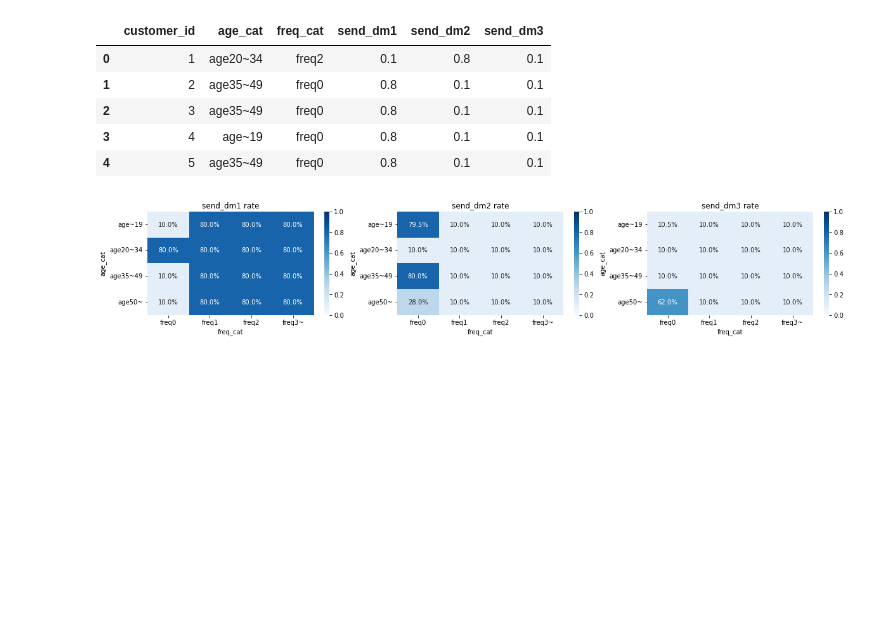
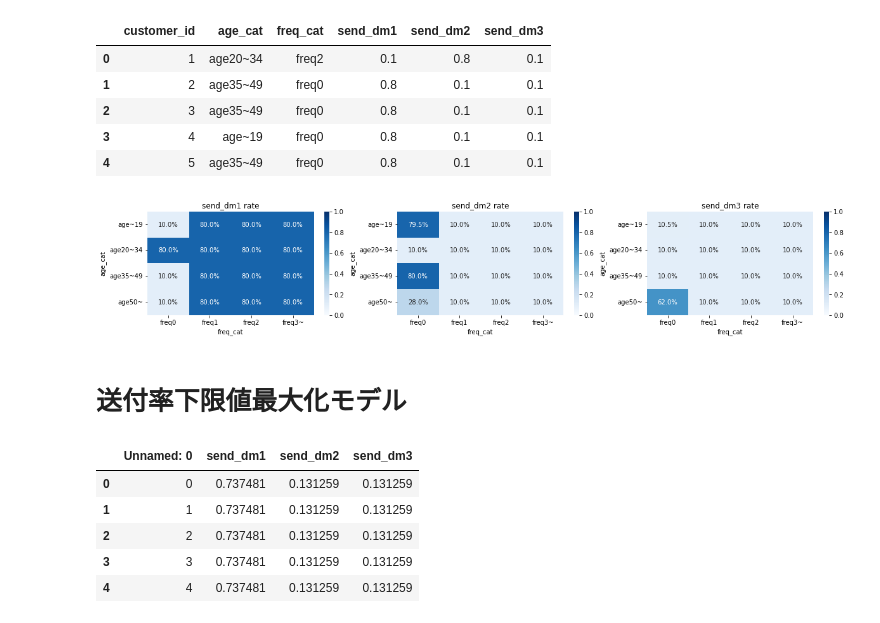
Before and after one commit to astaka-pe/math_opt, a Jupyter notebook: casestudy/chap4/result_analysis.ipynb, the cells around one changed output. Cells and saved outputs as stored; diff of their text form; code cells hidden in the pictures; blank space fills up the shorter version.

```diff
--- a/casestudy/chap4/result_analysis.ipynb
+++ b/casestudy/chap4/result_analysis.ipynb
@@ -81,3 +81,15 @@ for i, ptn in enumerate(["send_dm1", "send_dm2", "send_dm3"]):
 plt.show()
 # %% [output]
 [figure]
+# %% [markdown]
+# 送付率下限値最大化モデル
+# %%
+send_dm_df = pd.read_csv("send_dm3.csv")
+send_dm_df.head()
+# %% [output]
+|  | Unnamed: 0 | send_dm1 | send_dm2 | send_dm3 |
+| 0 | 0 | 0.737481 | 0.131259 | 0.131259 |
+| 1 | 1 | 0.737481 | 0.131259 | 0.131259 |
+| 2 | 2 | 0.737481 | 0.131259 | 0.131259 |
+| 3 | 3 | 0.737481 | 0.131259 | 0.131259 |
+| 4 | 4 | 0.737481 | 0.131259 | 0.131259 |
```
Also changed, not shown: parts of 5 cells of this notebook, 8 other files.
